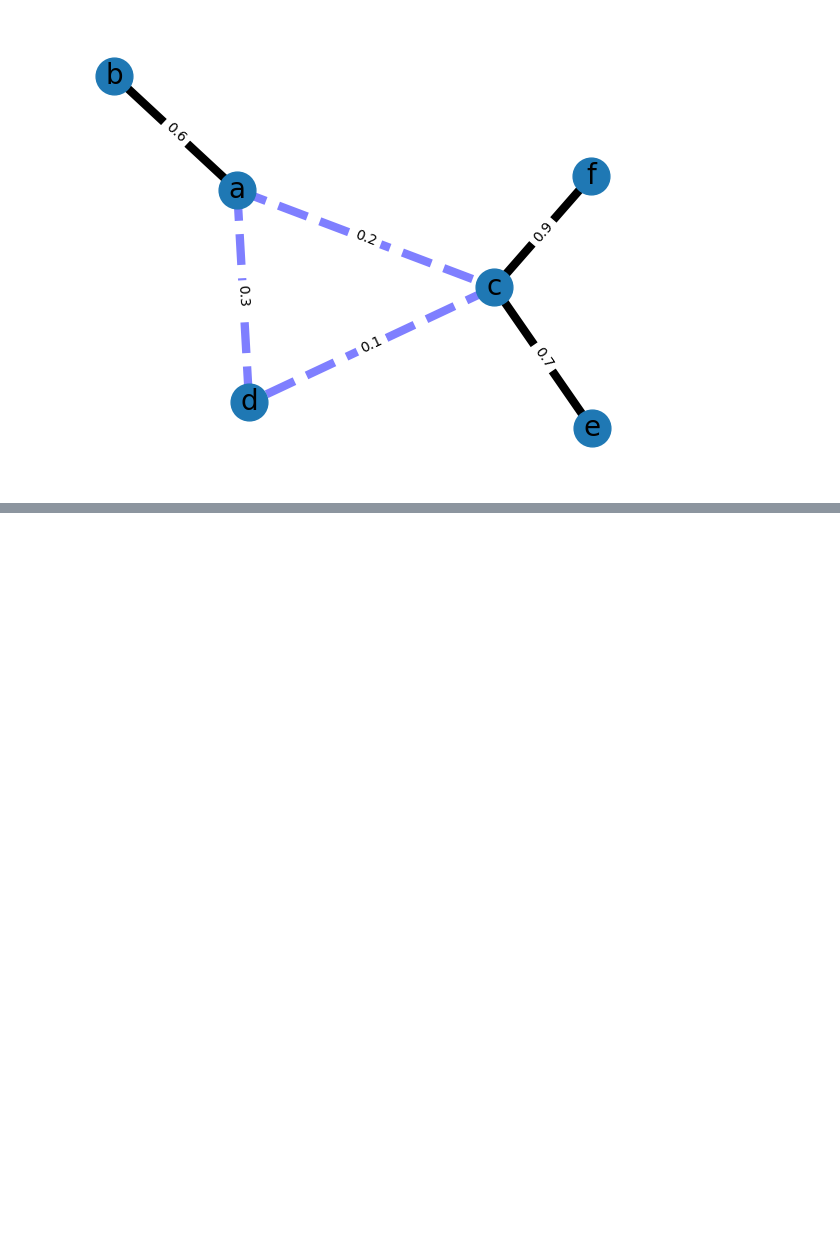
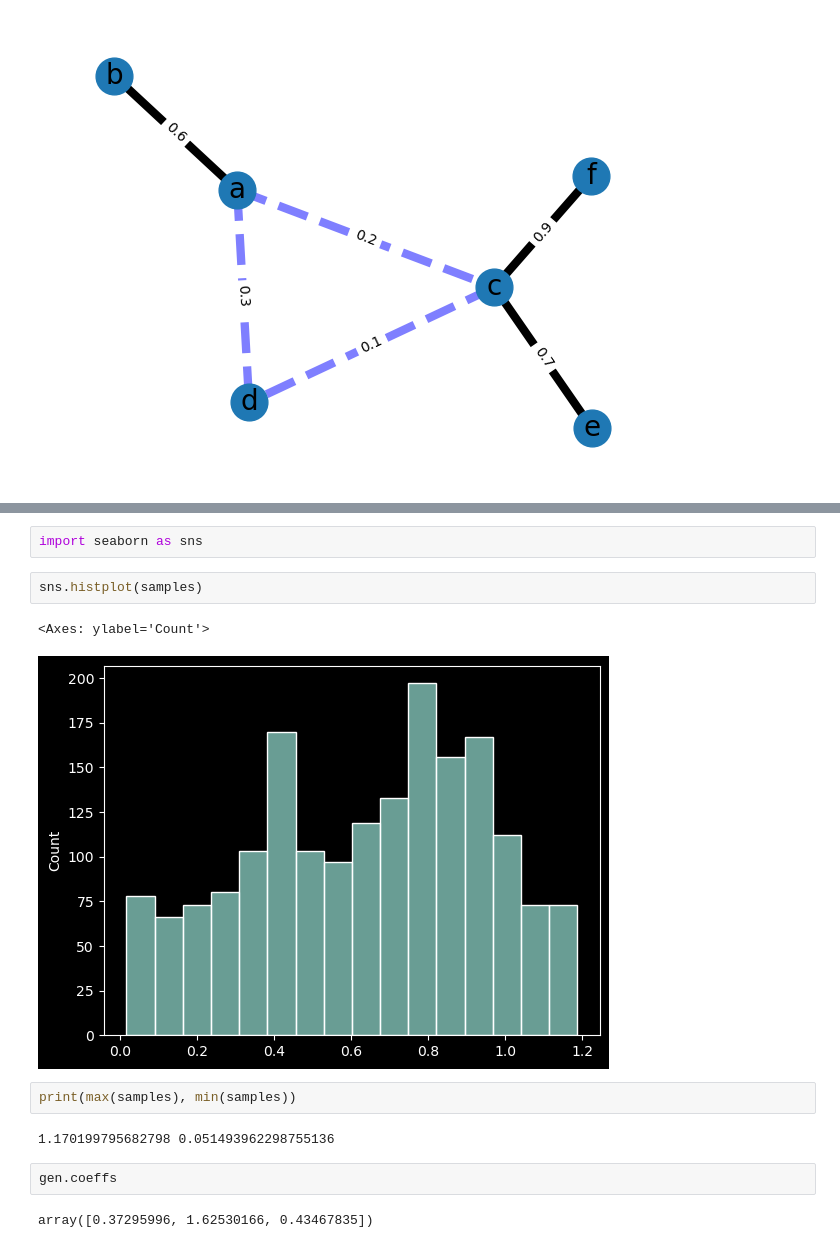
Before and after one commit to Davide-F5-Marincione/hci, a Jupyter notebook: sim/graph.ipynb, the cells around one changed output, grey strips where cells are left out. Drawn from its saved outputs; the diff is of its cells as text; blank space fills up the shorter version.

```diff
--- a/sim/graph.ipynb
+++ b/sim/graph.ipynb
@@ -68,0 +168,15 @@ plt.show()
+# %%
+import seaborn as sns
+# %%
+sns.histplot(samples)
+# %% [output]
+<Axes: ylabel='Count'>
+[figure, added]
+# %%
+print(max(samples), min(samples))
+# %% [output]
+1.170199795682798 0.051493962298755136
+# %%
+gen.coeffs
+# %% [output]
+array([0.37295996, 1.62530166, 0.43467835])
```
Also changed, not shown: parts of 2 cells of this notebook, 6 other files.
